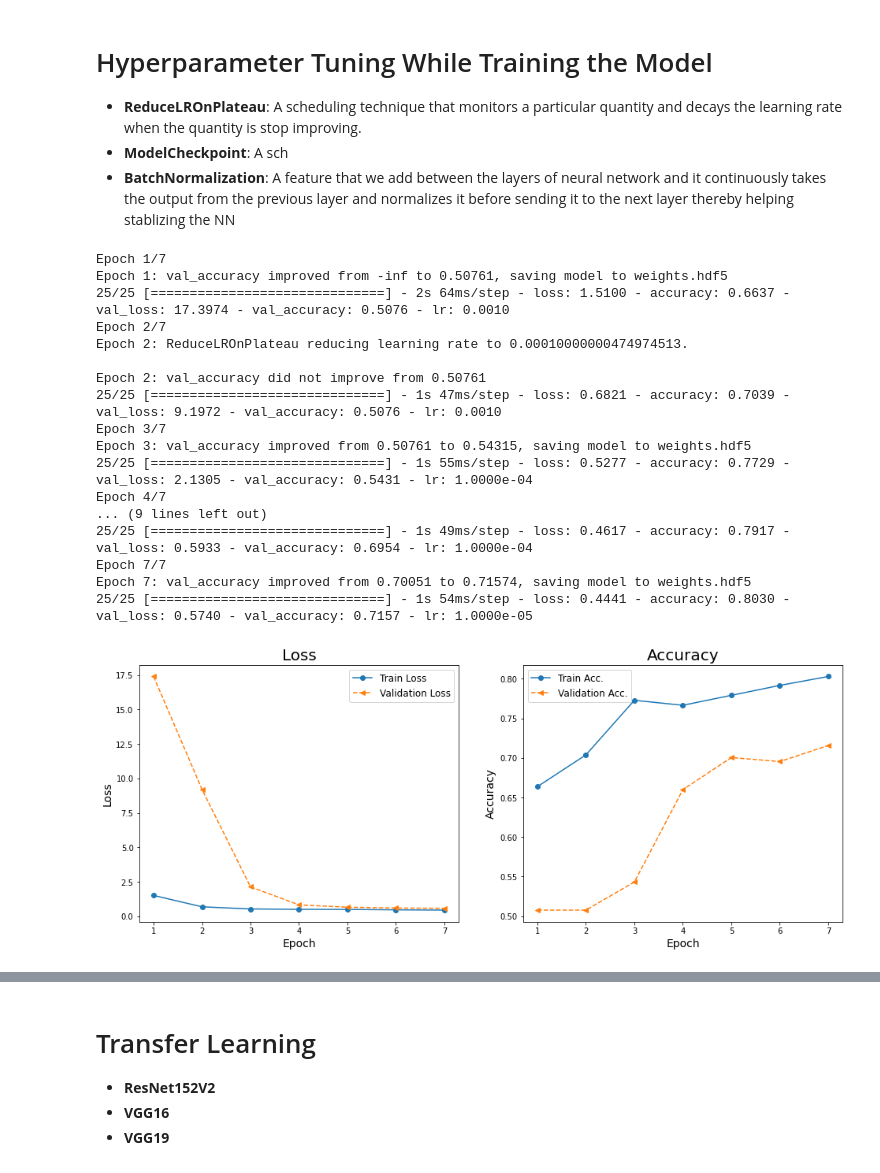
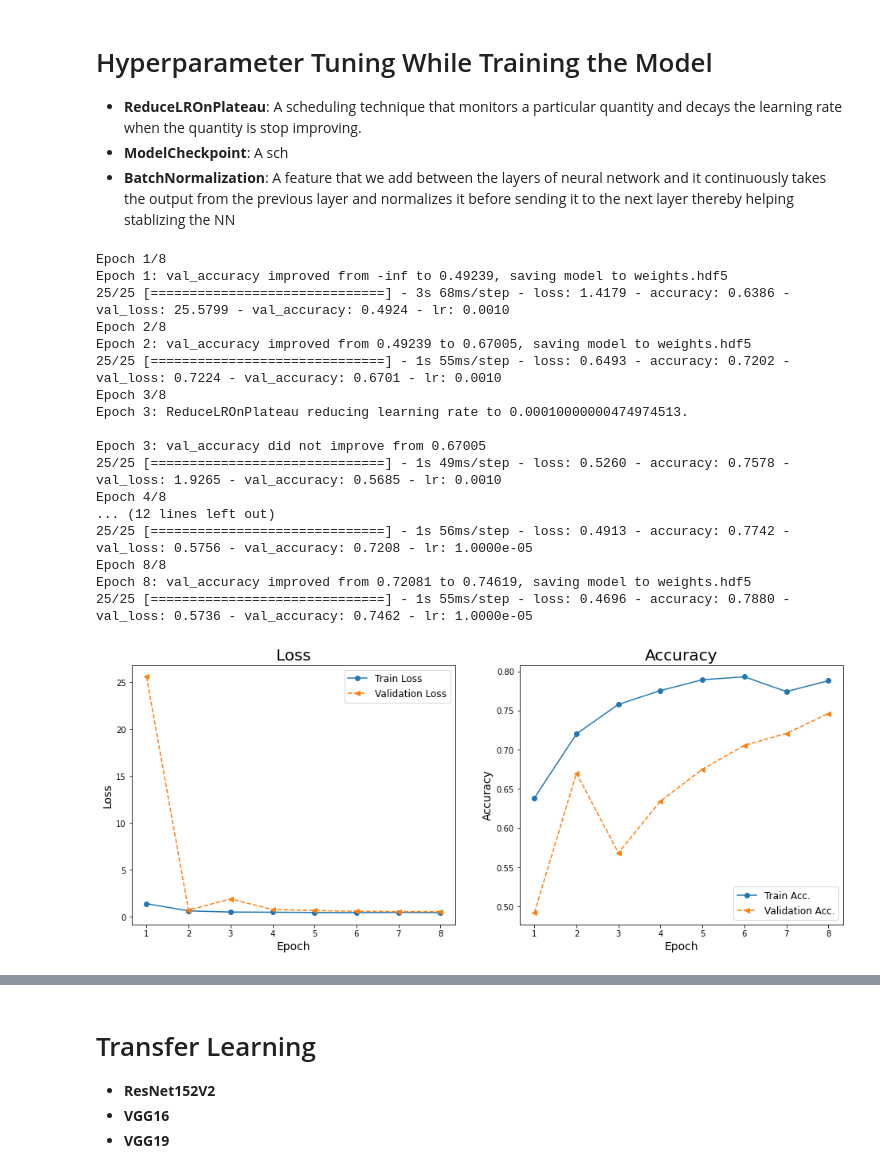
Before and after one commit to heesukjang/W207_AppliedML_Fall2022, a Jupyter notebook: 11_10_ImageAug_CM_CR_ROCcurve_IDC_Prediction_heesuk.ipynb, the cells around one changed output, grey strips where cells are left out. Cells and saved outputs as stored; diff of their text form; code cells hidden in the pictures.

```diff
--- a/11_10_ImageAug_CM_CR_ROCcurve_IDC_Prediction_heesuk.ipynb
+++ b/11_10_ImageAug_CM_CR_ROCcurve_IDC_Prediction_heesuk.ipynb
@@ -367,7 +367,7 @@ data_generator = ImageDataGenerator(
 
 data_generator = ImageDataGenerator()
 
-train_data_generator = ImageDataGenerator(
+train_aug_generator = ImageDataGenerator(
     featurewise_center = True,               # transforms the images to 0 mean
     featurewise_std_normalization = True,    # divide inputs by std of the dataset
     # rescale=1./255,
@@ -398,7 +398,7 @@ train_data_generator = ImageDataGenerator(
 # )
 
 # =============== Without Image Augmentation =====================
-train_data_generator = data_generator.flow_from_dataframe(
+train_data_generator = train_aug_generator.flow_from_dataframe(
     train_generator,
     directory = None,
     x_col =  'path',
@@ -584,48 +584,48 @@ def model_fit(model, train_data_generator, validation_data_generator, epochs=7):
 # %%
 # model_lr, history_lr = model_fit(LogisticRegression(), train_data_generator, validation_data_generator, epochs=7, is_cnn=False)
 # %%
-def model_fit_and_plot_loss_acc():
-  history = model_fit(model, train_data_generator, validation_data_generator, epochs=7)
+def model_fit_and_plot_loss_acc(epochs=7):
+  history = model_fit(model, train_data_generator, validation_data_generator, epochs=epochs)
   hist = history.history
   x_arr = np.arange(len(hist['loss'])) + 1
 
   fig = plt.figure(figsize=(16,6))
   ax = fig.add_subplot(1,2,1)
   ax.plot(x_arr, hist['loss'], '-o', label='Train Loss')
   ax.plot(x_arr, hist['val_loss'], '--<', label='Validation Loss')
   ax.legend(fontsize=12)
   ax.set_xlabel('Epoch', size=14)
   ax.set_ylabel('Loss', size=14)
   ax.set_title('Loss', size=20)
 
   ax = fig.add_subplot(1,2,2)
   ax.plot(x_arr, hist['accuracy'], '-o', label='Train Acc.')
   ax.plot(x_arr, hist['val_accuracy'], '--<', label='Validation Acc.')
   ax.legend(fontsize=12)
   ax.set_xlabel('Epoch', size=14)
   ax.set_ylabel('Accuracy', size=14)
   ax.set_title('Accuracy', size=20);
 
-model_fit_and_plot_loss_acc()
+model_fit_and_plot_loss_acc(epochs=8)
 # %% [output]
-Epoch 1/7
-Epoch 1: val_accuracy improved from -inf to 0.50761, saving model to weights.hdf5
-25/25 [==============================] - 2s 64ms/step - loss: 1.5100 - accuracy: 0.6637 - val_loss: 17.3974 - val_accuracy: 0.5076 - lr: 0.0010
-Epoch 2/7
-Epoch 2: ReduceLROnPlateau reducing learning rate to 0.00010000000474974513.
+Epoch 1/8
+Epoch 1: val_accuracy improved from -inf to 0.49239, saving model to weights.hdf5
+25/25 [==============================] - 3s 68ms/step - loss: 1.4179 - accuracy: 0.6386 - val_loss: 25.5799 - val_accuracy: 0.4924 - lr: 0.0010
+Epoch 2/8
+Epoch 2: val_accuracy improved from 0.49239 to 0.67005, saving model to weights.hdf5
+25/25 [==============================] - 1s 55ms/step - loss: 0.6493 - accuracy: 0.7202 - val_loss: 0.7224 - val_accuracy: 0.6701 - lr: 0.0010
+Epoch 3/8
+Epoch 3: ReduceLROnPlateau reducing learning rate to 0.00010000000474974513.
 
-Epoch 2: val_accuracy did not improve from 0.50761
-25/25 [==============================] - 1s 47ms/step - loss: 0.6821 - accuracy: 0.7039 - val_loss: 9.1972 - val_accuracy: 0.5076 - lr: 0.0010
-Epoch 3/7
-Epoch 3: val_accuracy improved from 0.50761 to 0.54315, saving model to weights.hdf5
-25/25 [==============================] - 1s 55ms/step - loss: 0.5277 - accuracy: 0.7729 - val_loss: 2.1305 - val_accuracy: 0.5431 - lr: 1.0000e-04
-Epoch 4/7
-... (9 lines left out)
-25/25 [==============================] - 1s 49ms/step - loss: 0.4617 - accuracy: 0.7917 - val_loss: 0.5933 - val_accuracy: 0.6954 - lr: 1.0000e-04
-Epoch 7/7
-Epoch 7: val_accuracy improved from 0.70051 to 0.71574, saving model to weights.hdf5
-25/25 [==============================] - 1s 54ms/step - loss: 0.4441 - accuracy: 0.8030 - val_loss: 0.5740 - val_accuracy: 0.7157 - lr: 1.0000e-05
+Epoch 3: val_accuracy did not improve from 0.67005
+25/25 [==============================] - 1s 49ms/step - loss: 0.5260 - accuracy: 0.7578 - val_loss: 1.9265 - val_accuracy: 0.5685 - lr: 0.0010
+Epoch 4/8
+... (12 lines left out)
+25/25 [==============================] - 1s 56ms/step - loss: 0.4913 - accuracy: 0.7742 - val_loss: 0.5756 - val_accuracy: 0.7208 - lr: 1.0000e-05
+Epoch 8/8
+Epoch 8: val_accuracy improved from 0.72081 to 0.74619, saving model to weights.hdf5
+25/25 [==============================] - 1s 55ms/step - loss: 0.4696 - accuracy: 0.7880 - val_loss: 0.5736 - val_accuracy: 0.7462 - lr: 1.0000e-05
-[figure, old version]
+[figure, new version]
 # %%
 def model_evaluate(model, train_data_generator, test_data_generator):
   eval_train = model.evaluate(train_data_generator)
```
Also changed, not shown: parts of 9 cells of this notebook.
